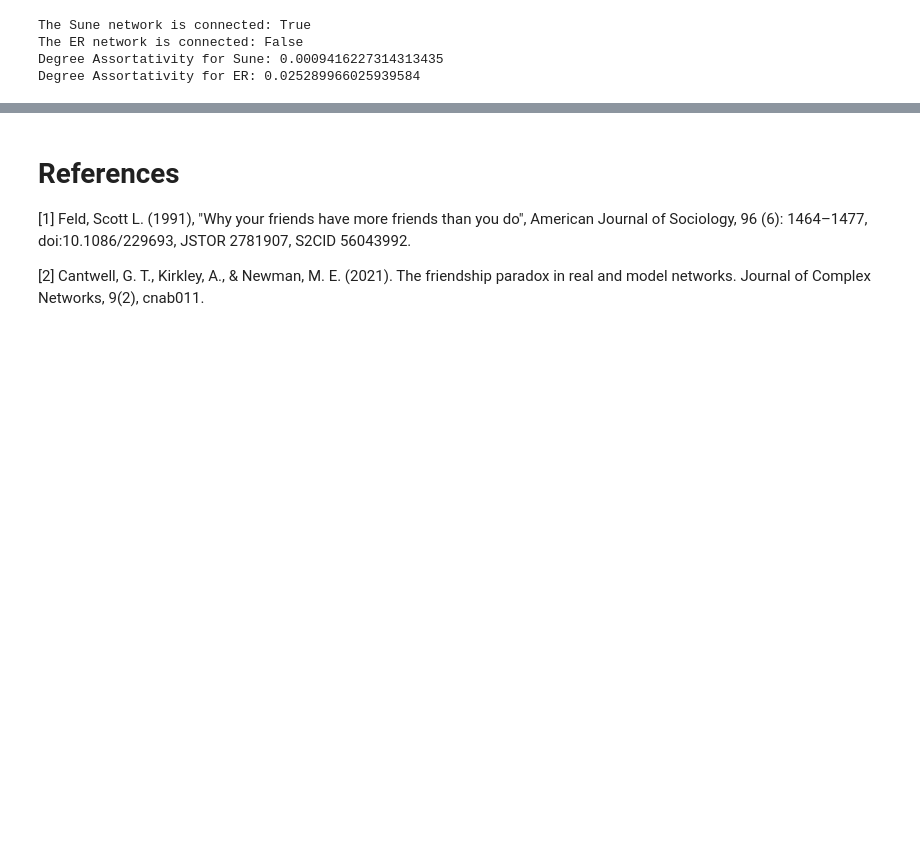
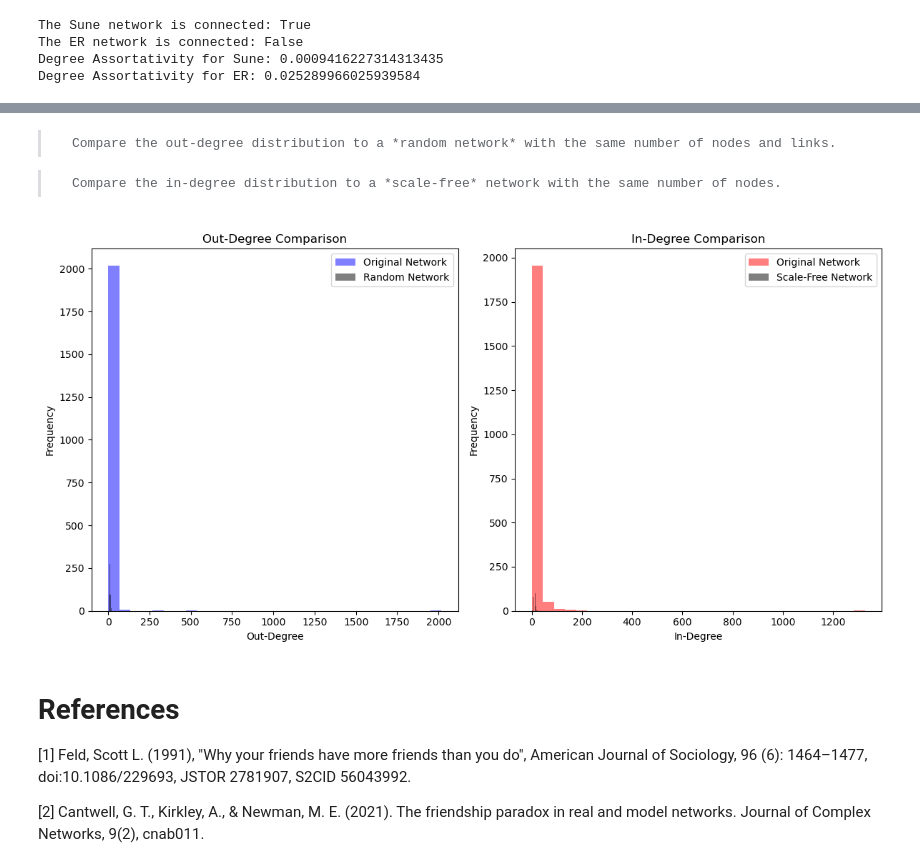
Before and after one commit to famu8/socialgraphs2024, a Jupyter notebook: Assignment1.ipynb, the cells around one changed output, grey strips where cells are left out. Drawn from its saved outputs; the diff is of its cells as text; code cells hidden in the pictures; blank space fills up the shorter version.

```diff
--- a/Assignment1.ipynb
+++ b/Assignment1.ipynb
@@ -235,0 +358,37 @@ And that's it! You're all set.
+# %% [markdown]
+>     Compare the out-degree distribution to a *random network* with the same number of nodes and links.
+
+>     Compare the in-degree distribution to a *scale-free* network with the same number of nodes.
+# %%
+num_nodes = G.number_of_nodes()
+num_edges = G.number_of_edges()
+
+random_graph = nx.gnp_random_graph(num_nodes, num_edges / (num_nodes * (num_nodes - 1)), directed=True)
+random_out_degrees = [random_graph.out_degree(n) for n in random_graph.nodes()]
+
+scale_free_graph = nx.barabasi_albert_graph(num_nodes, 2)
+scale_free_graph = nx.DiGraph(scale_free_graph)
+scale_free_out_degrees = [scale_free_graph.out_degree(n) for n in scale_free_graph.nodes()]
+
+plt.figure(figsize=(12, 6))
+
+plt.subplot(1, 2, 1)
+plt.hist(out_degrees, bins=30, color='blue', alpha=0.5, label='Original Network')
+plt.hist(random_out_degrees, bins=30, color='black', alpha=0.5, label='Random Network')
+plt.title('Out-Degree Comparison')
+plt.xlabel('Out-Degree')
+plt.ylabel('Frequency')
+plt.legend()
+
+plt.subplot(1, 2, 2)
+plt.hist(in_degrees, bins=30, color='red', alpha=0.5, label='Original Network')
+plt.hist(np.random.poisson(lam=np.mean(in_degrees), size=len(in_degrees)), bins=30, color='black', alpha=0.5, label='Scale-Free Network')
+plt.title('In-Degree Comparison')
+plt.xlabel('In-Degree')
+plt.ylabel('Frequency')
+plt.legend()
+
+plt.tight_layout()
+plt.show()
+# %% [output]
+[figure, added]
```
Also changed, not shown: parts of 14 cells of this notebook, 9 other files.
